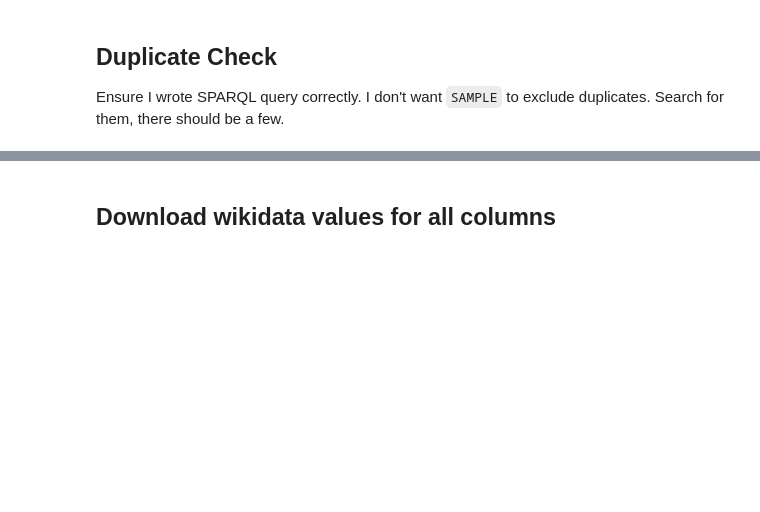
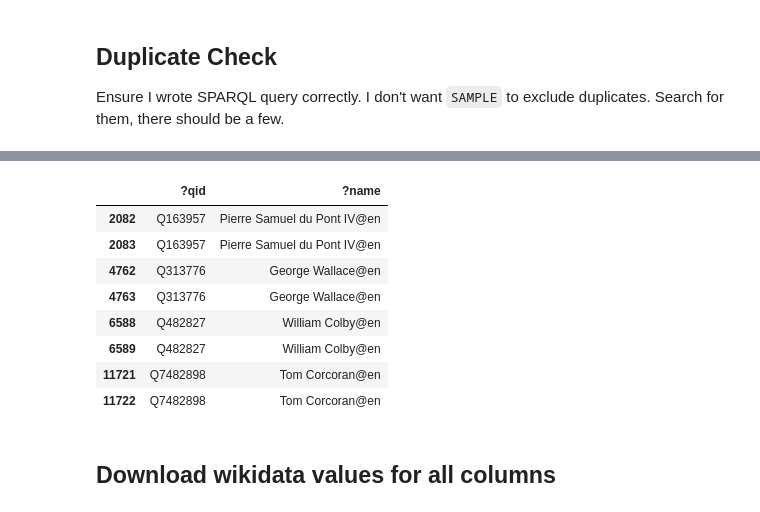
Before and after one commit to funblaster22/Wikidata-Purdue-Data-Mine, a Jupyter notebook: MismatchGeneration/politicians/politicians.ipynb, the cells around one changed output, grey strips where cells are left out. Saved outputs shown, nothing was run; the diff lists cells and outputs as text; code cells hidden in the pictures; blank space fills up the shorter version.

Commit message:
select labels

```diff
--- a/MismatchGeneration/politicians/politicians.ipynb
+++ b/MismatchGeneration/politicians/politicians.ipynb
@@ -261,3 +249,17 @@ df[df["?joinProp"].duplicated(keep=False)].sort_values("?joinProp")
+# %%
+# There should be no duplicates here
+labels = pd.read_csv("labels.tsv", delimiter="\t")
+labels[labels["?qid"].duplicated(keep=False)].sort_values("?qid")
+# %% [output]
+|  | ?qid | ?name |
+| 2082 | Q163957 | Pierre Samuel du Pont IV@en |
+| 2083 | Q163957 | Pierre Samuel du Pont IV@en |
+| 4762 | Q313776 | George Wallace@en |
+| 4763 | Q313776 | George Wallace@en |
+| 6588 | Q482827 | William Colby@en |
+| 6589 | Q482827 | William Colby@en |
+| 11721 | Q7482898 | Tom Corcoran@en |
+| 11722 | Q7482898 | Tom Corcoran@en |
 # %% [markdown]
 ## Download wikidata values for all columns
 # %%
```
Also changed, not shown: parts of 8 cells of this notebook, 3 other files.
